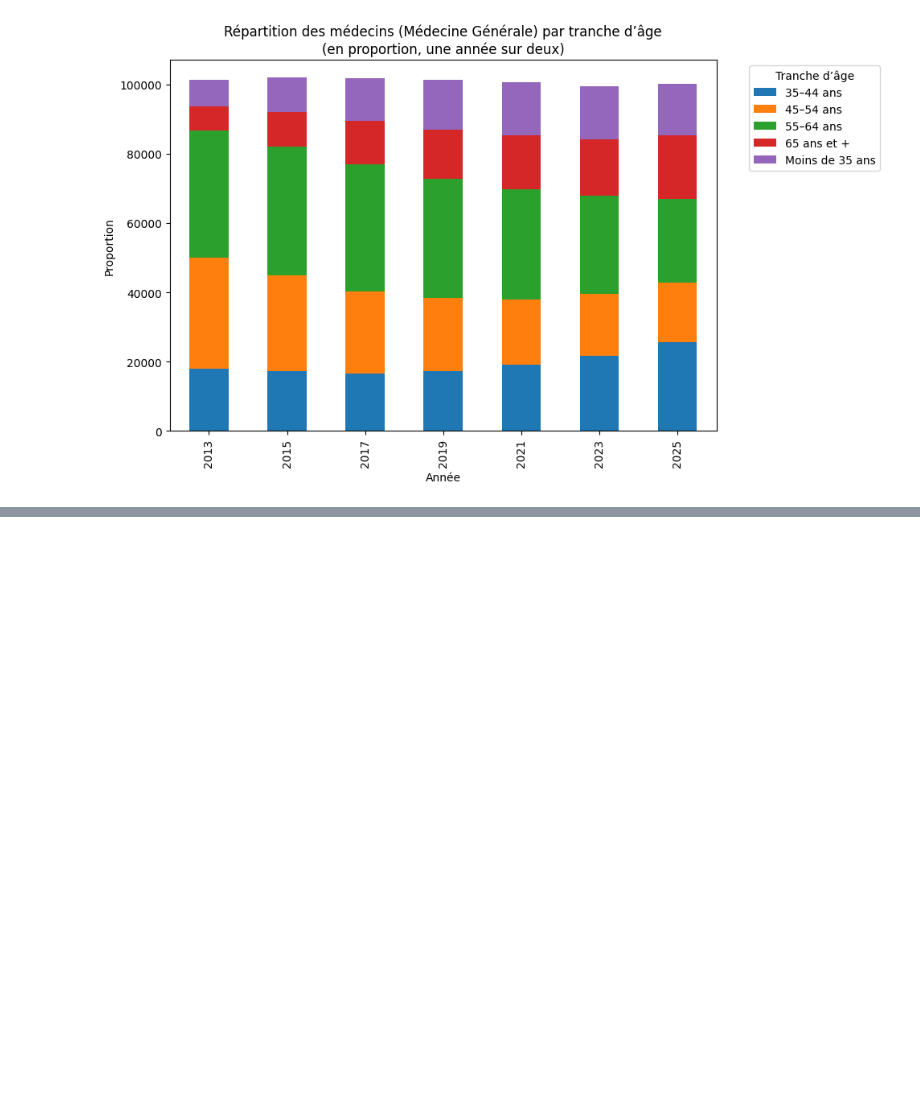
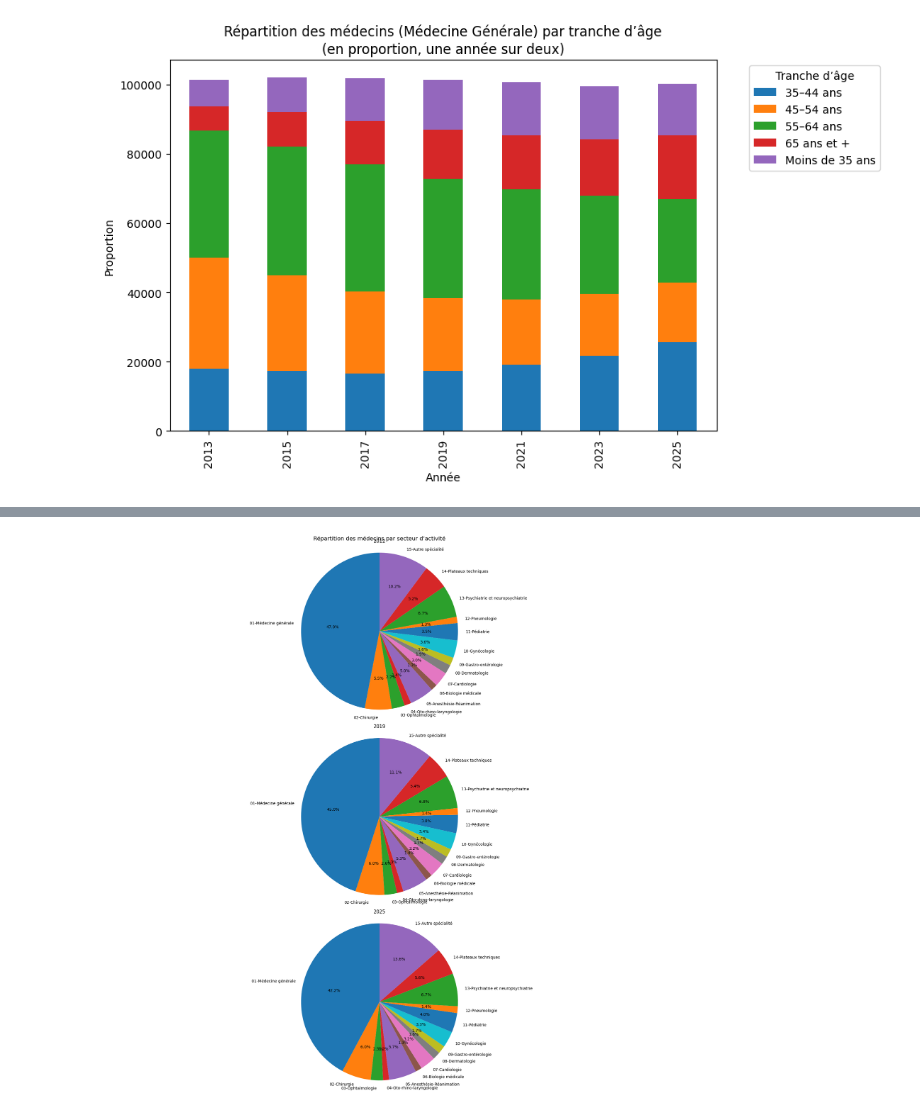
Before and after one commit to dfornier/Python-pour-la-data-science, a Jupyter notebook: StatDesc_2.ipynb, the cells around one changed output, grey strips where cells are left out. Saved outputs shown, nothing was run; the diff lists cells and outputs as text; code cells hidden in the pictures; blank space fills up the shorter version.

```diff
--- a/StatDesc_2.ipynb
+++ b/StatDesc_2.ipynb
@@ -378,12 +370,7 @@ def plot_pie_secteur(df, annee, ax):
     labels = df_annuel['secteur_activite'].unique()
     sizes = df_annuel[f'activités_{annee}'].unique()
 
-    ax.pie(
-        sizes,
-        labels=labels,
-        autopct='%1.1f%%',
-        startangle=90
-    )
+    ax.pie(sizes, labels=labels, autopct='%1.1f%%', startangle=90)
     ax.axis('equal')
     ax.set_title(f"{annee}")
 
@@ -506,3 +493,16 @@ plt.tight_layout()
 plt.show()
 # %% [output]
 [figure]
+# %%
+df_medecins_specialité = df_medecins_effectif_complet[(df_medecins_effectif_complet['sexe'] == '0-Ensemble')
+    & (df_medecins_effectif_complet['departement'] == '000-Ensemble')
+    & (df_medecins_effectif_complet['exercice']=='0-Ensemble')
+    & (df_medecins_effectif_complet['region'] == '00-Ensemble')
+    & (df_medecins_effectif_complet['territoire'] == "0-France entière")
+    & (df_medecins_effectif_complet['tranche_age'] == "00-Ensemble")
+    & (df_medecins_effectif_complet['specialites'] != '00-Ensemble')
+    ]
+
+df_medecins_specialité.drop(axis = 1, columns = ['region','specialites_agregees','sexe', 'tranche_age','territoire','departement','exercice'], inplace = True)
+df_medecins_specialité.reset_index(drop = True, inplace = True)
+df_medecins_specialité.head()
@@ -508,0 +520,21 @@ plt.show()
+# %%
+def plot_pie_secteur(df, annee, ax):
+    df_annuel = df[['specialites', f'effectif_{annee}']]
+
+    labels = df_annuel['specialites'].unique()
+    sizes = df_annuel[f'effectif_{annee}'].unique()
+
+    ax.pie(sizes, labels=labels, autopct='%1.1f%%', startangle=90)
+    ax.axis('equal')
+    ax.set_title(f"{annee}")
+
+fig, axes = plt.subplots(3, 1, figsize=(20, 20))
+
+for ax, annee in zip(axes, [2012, 2019, 2025]):
+    plot_pie_secteur(df_medecins_specialité, annee, ax)
+
+fig.suptitle("Répartition des médecins par secteur d’activité", fontsize=14)
+plt.tight_layout()
+plt.show()
+# %% [output]
+[figure, added]
```
Also changed, not shown: parts of 7 cells of this notebook, 1 other file.
